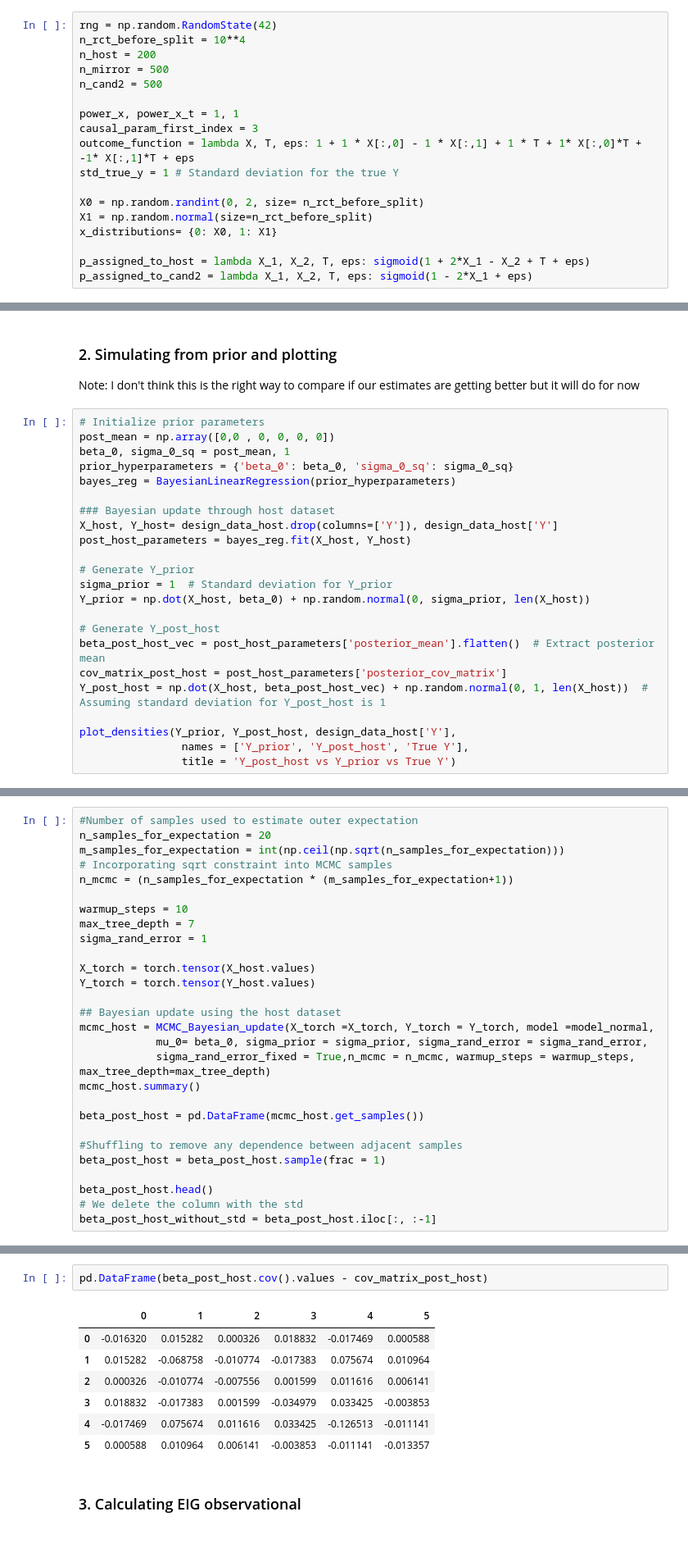
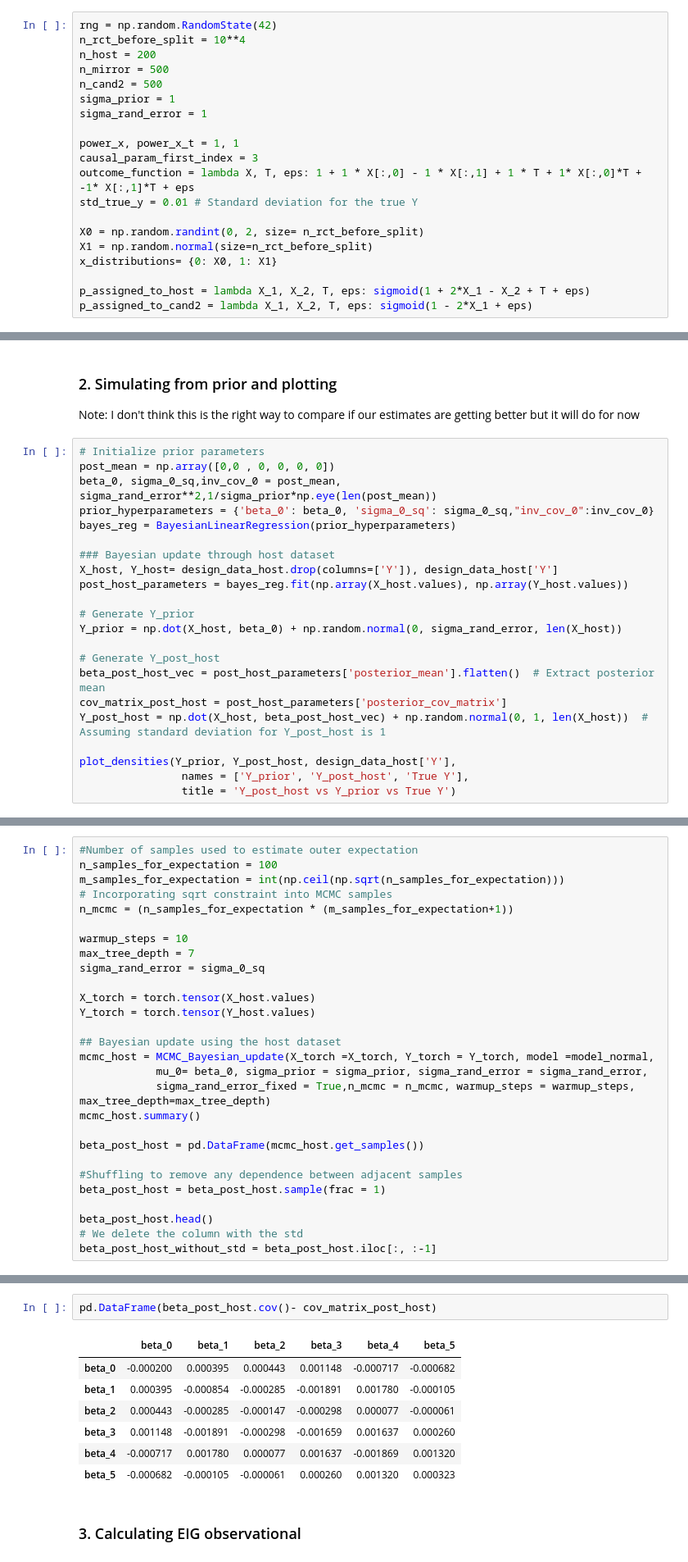
Before and after one commit to LucileTerminassian/causal_prospective_merge, a Jupyter notebook: playground_main.ipynb, the cells around one changed output, grey strips where cells are left out. Shown: that part at 82% size. Cells and saved outputs as stored; diff of their text form.

```diff
--- a/playground_main.ipynb
+++ b/playground_main.ipynb
@@ -18,11 +18,13 @@ n_rct_before_split = 10**4
 n_host = 200
 n_mirror = 500
 n_cand2 = 500
+sigma_prior = 1
+sigma_rand_error = 1
 
 power_x, power_x_t = 1, 1
 causal_param_first_index = 3
 outcome_function = lambda X, T, eps: 1 + 1 * X[:,0] - 1 * X[:,1] + 1 * T + 1* X[:,0]*T + -1* X[:,1]*T + eps
-std_true_y = 1 # Standard deviation for the true Y
+std_true_y = 0.01 # Standard deviation for the true Y
 
 X0 = np.random.randint(0, 2, size= n_rct_before_split)
 X1 = np.random.normal(size=n_rct_before_split)
@@ -46,17 +48,16 @@ Note: I don't think this is the right way to compare if our estimates are gettin
 # %%
 # Initialize prior parameters
 post_mean = np.array([0,0 , 0, 0, 0, 0])
-beta_0, sigma_0_sq = post_mean, 1
-prior_hyperparameters = {'beta_0': beta_0, 'sigma_0_sq': sigma_0_sq}
+beta_0, sigma_0_sq,inv_cov_0 = post_mean, sigma_rand_error**2,1/sigma_prior*np.eye(len(post_mean))
+prior_hyperparameters = {'beta_0': beta_0, 'sigma_0_sq': sigma_0_sq,"inv_cov_0":inv_cov_0}
 bayes_reg = BayesianLinearRegression(prior_hyperparameters)
 
 ### Bayesian update through host dataset
 X_host, Y_host= design_data_host.drop(columns=['Y']), design_data_host['Y']
-post_host_parameters = bayes_reg.fit(X_host, Y_host)
+post_host_parameters = bayes_reg.fit(np.array(X_host.values), np.array(Y_host.values))
 
 # Generate Y_prior
-sigma_prior = 1  # Standard deviation for Y_prior
-Y_prior = np.dot(X_host, beta_0) + np.random.normal(0, sigma_prior, len(X_host))
+Y_prior = np.dot(X_host, beta_0) + np.random.normal(0, sigma_rand_error, len(X_host))
 
 # Generate Y_post_host
 beta_post_host_vec = post_host_parameters['posterior_mean'].flatten()  # Extract posterior mean
@@ -99,13 +98,13 @@ plot_densities(Y_post_mirror, Y_post_cand2, design_data_host['Y'],
 # %%
 #Number of samples used to estimate outer expectation
-n_samples_for_expectation = 20
+n_samples_for_expectation = 100
 m_samples_for_expectation = int(np.ceil(np.sqrt(n_samples_for_expectation)))
 # Incorporating sqrt constraint into MCMC samples
 n_mcmc = (n_samples_for_expectation * (m_samples_for_expectation+1))
 
 warmup_steps = 10
 max_tree_depth = 7
-sigma_rand_error = 1
+sigma_rand_error = sigma_0_sq
 
 X_torch = torch.tensor(X_host.values)
 Y_torch = torch.tensor(Y_host.values)
@@ -161,13 +160,13 @@ beta_post_host.cov()
 # %%
-pd.DataFrame(beta_post_host.cov().values - cov_matrix_post_host)
+pd.DataFrame(beta_post_host.cov()- cov_matrix_post_host)
 # %% [output]
-|  | 0 | 1 | 2 | 3 | 4 | 5 |
-| 0 | -0.016320 | 0.015282 | 0.000326 | 0.018832 | -0.017469 | 0.000588 |
-| 1 | 0.015282 | -0.068758 | -0.010774 | -0.017383 | 0.075674 | 0.010964 |
-| 2 | 0.000326 | -0.010774 | -0.007556 | 0.001599 | 0.011616 | 0.006141 |
-| 3 | 0.018832 | -0.017383 | 0.001599 | -0.034979 | 0.033425 | -0.003853 |
-| 4 | -0.017469 | 0.075674 | 0.011616 | 0.033425 | -0.126513 | -0.011141 |
-| 5 | 0.000588 | 0.010964 | 0.006141 | -0.003853 | -0.011141 | -0.013357 |
+|  | beta_0 | beta_1 | beta_2 | beta_3 | beta_4 | beta_5 |
+| beta_0 | -0.000200 | 0.000395 | 0.000443 | 0.001148 | -0.000717 | -0.000682 |
+| beta_1 | 0.000395 | -0.000854 | -0.000285 | -0.001891 | 0.001780 | -0.000105 |
+| beta_2 | 0.000443 | -0.000285 | -0.000147 | -0.000298 | 0.000077 | -0.000061 |
+| beta_3 | 0.001148 | -0.001891 | -0.000298 | -0.001659 | 0.001637 | 0.000260 |
+| beta_4 | -0.000717 | 0.001780 | 0.000077 | 0.001637 | -0.001869 | 0.001320 |
+| beta_5 | -0.000682 | -0.000105 | -0.000061 | 0.000260 | 0.001320 | 0.000323 |
 # %% [markdown]
 ### 3. Calculating EIG observational
 # %% [markdown]
```
Also changed, not shown: parts of 43 cells of this notebook, 2 other files.
